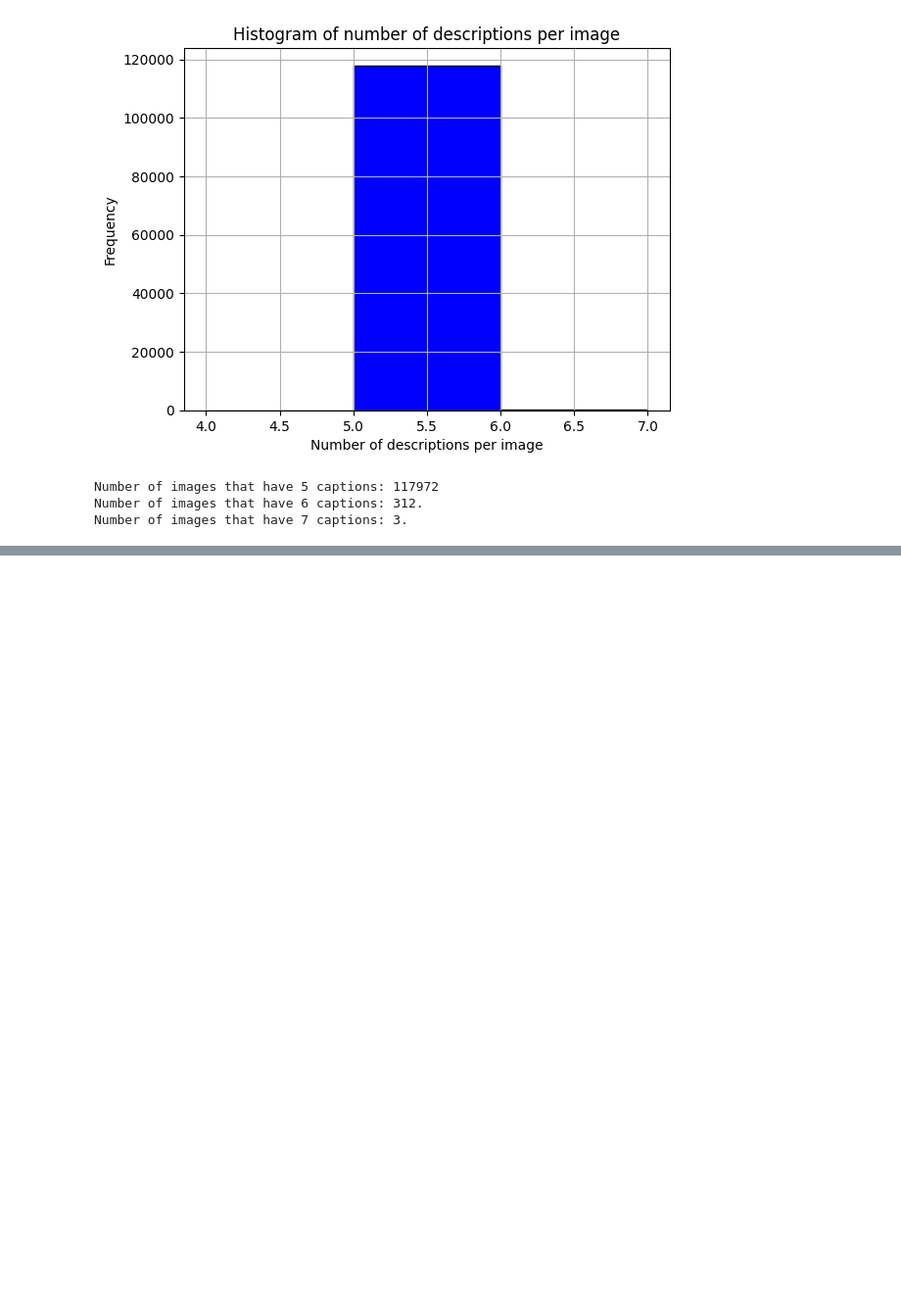
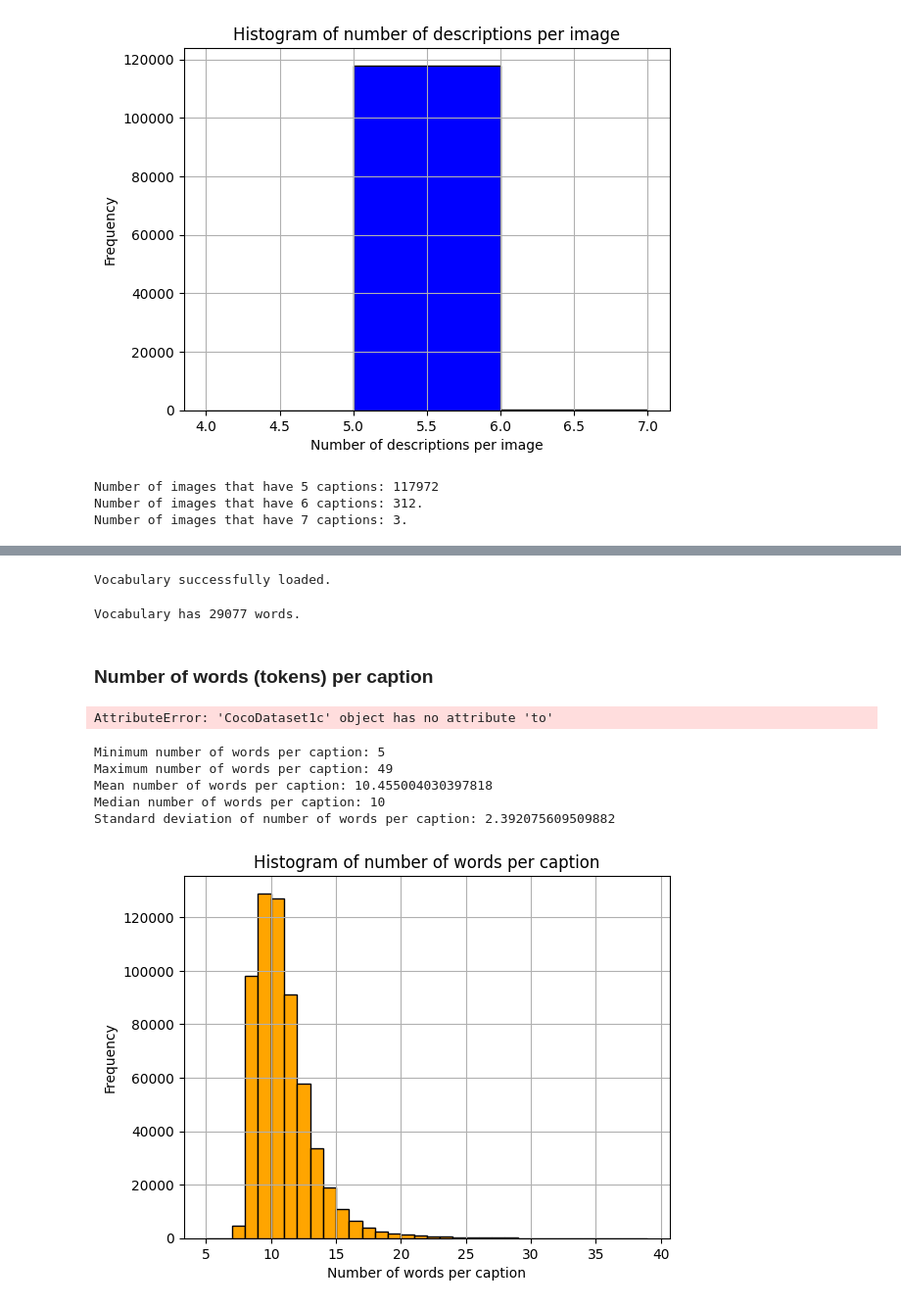
Before and after one commit to andjadenic/ImageCaptioning, a Jupyter notebook: EDA/EDA.ipynb, the cells around one changed output, grey strips where cells are left out. Shown at 98% size. Drawn from its saved outputs; the diff is of its cells as text; code cells hidden in the pictures; blank space fills up the shorter version.

Commit message:
training added

```diff
--- a/EDA/EDA.ipynb
+++ b/EDA/EDA.ipynb
@@ -229,0 +234,40 @@ Number of images that have 7 captions: 3.
+# %%
+vocabulary = Vocabulary()
+vocabulary.load_vocab(vocab_json)
+# %% [output]
+Vocabulary successfully loaded.
+# %%
+print(f'Vocabulary has {len(vocabulary)} words.')
+# %% [output]
+Vocabulary has 29077 words.
+# %% [markdown]
+### Number of words (tokens) per caption
+# %%
+train_dataset_1c = CocoDataset1c(data_path=train_data_path,
+                                 dataset_1c_path=train_dataset_1c_json,
+                                 vocabulary=vocabulary).to(device)
+# %% [output]
+AttributeError: 'CocoDataset1c' object has no attribute 'to'
+# %%
+len_caption = [train_dataset_1c[i]['length_tensor'].item() for i in range(len(train_dataset_1c))]
+# %%
+print('Minimum number of words per caption:', min(len_caption))
+print('Maximum number of words per caption:', max(len_caption))
+print('Mean number of words per caption:', statistics.mean(len_caption))
+print('Median number of words per caption:', statistics.median(len_caption))
+print('Standard deviation of number of words per caption:', statistics.stdev(len_caption))
+# %% [output]
+Minimum number of words per caption: 5
+Maximum number of words per caption: 49
+Mean number of words per caption: 10.455004030397818
+Median number of words per caption: 10
+Standard deviation of number of words per caption: 2.392075609509882
+# %%
+plt.hist(len_caption, bins=list(range(5, 40)), color='orange', edgecolor='black')
+plt.xlabel('Number of words per caption')
+plt.ylabel('Frequency')
+plt.title('Histogram of number of words per caption')
+plt.grid(True)
+plt.show()
+# %% [output]
+[figure, added]
```
Also changed, not shown: parts of 2 cells of this notebook, 4 other files.
